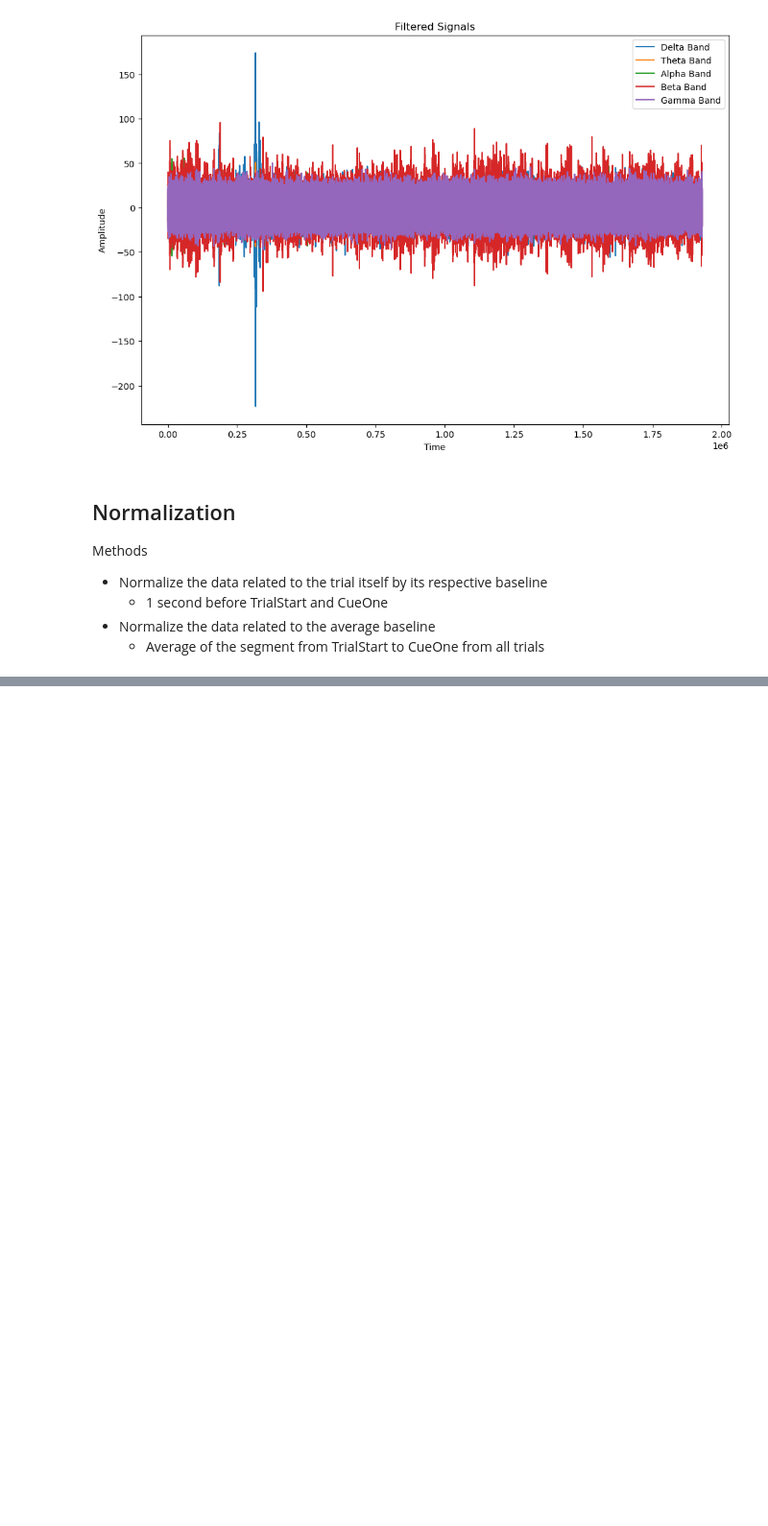
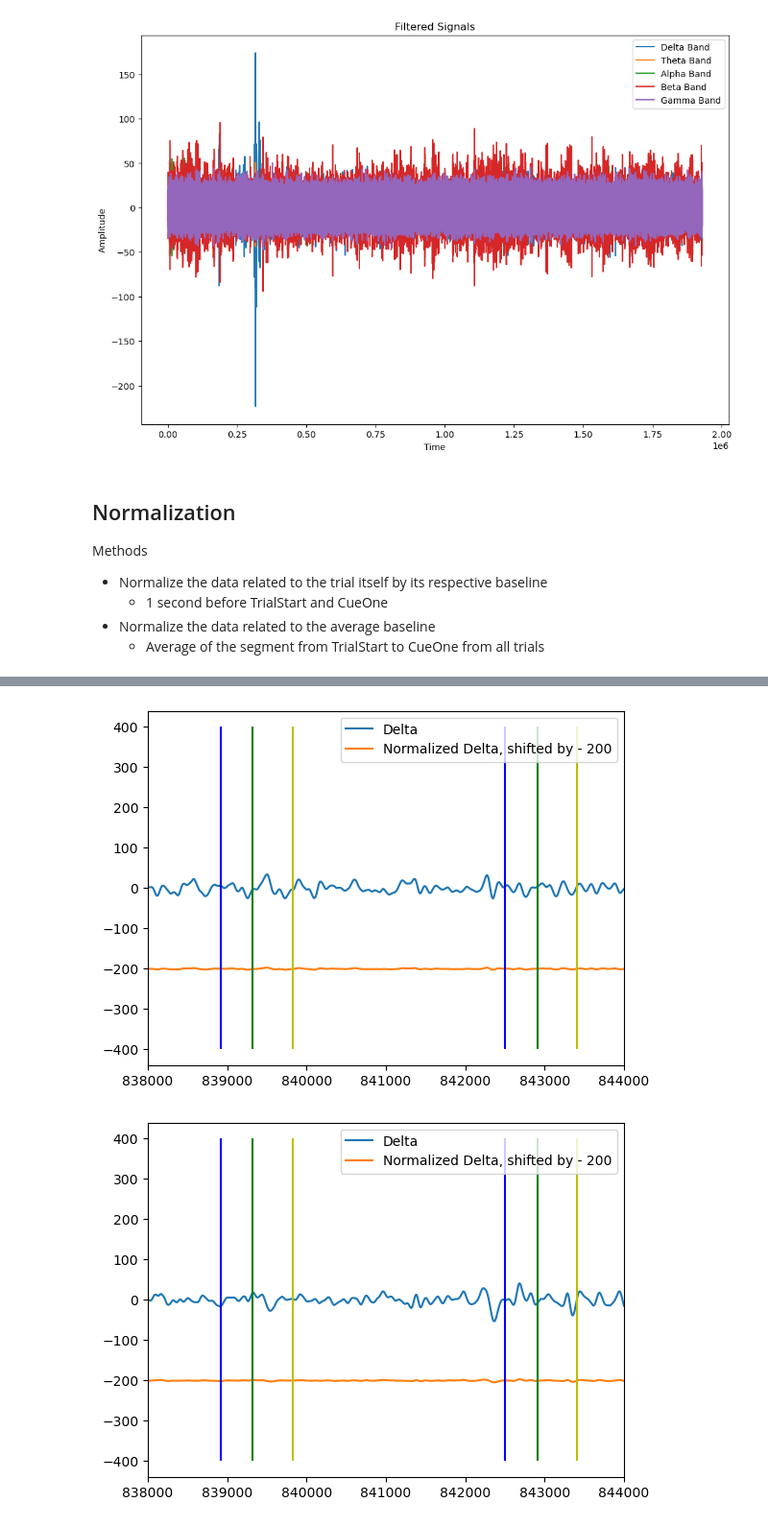
Before and after one commit to CS-433/ml-project-2-ml4science_tne, a Jupyter notebook: Code/preprocessing.ipynb, the cells around one changed output, grey strips where cells are left out. Shown at 96% size. Drawn from its saved outputs; the diff is of its cells as text; code cells hidden in the pictures; blank space fills up the shorter version.

```diff
--- a/Code/preprocessing.ipynb
+++ b/Code/preprocessing.ipynb
@@ -154,0 +212,13 @@ plt.show()
+# %%
+for i in [0,1,2,3,4]:
+    plt.plot(filtered_data['Delta'][i])
+    plt.plot(normalize_signal_over_all_trials(filtered_data['Delta'][i], start_frames, CueOn_frames)-200)
+    plt.vlines(start_frames, -400,400, colors='g')
+    plt.vlines(CueOn_frames, -400,400, colors='y')
+    plt.vlines(HandBack_frames, -400,400, colors='b')
+    plt.xlim(838000, 844000)
+    plt.legend(['Delta', 'Normalized Delta, shifted by - 200'])
+    plt.show()
+# %% [output]
+[figure, added]
+[figure, added]
```
Also changed, not shown: parts of 9 cells of this notebook.
